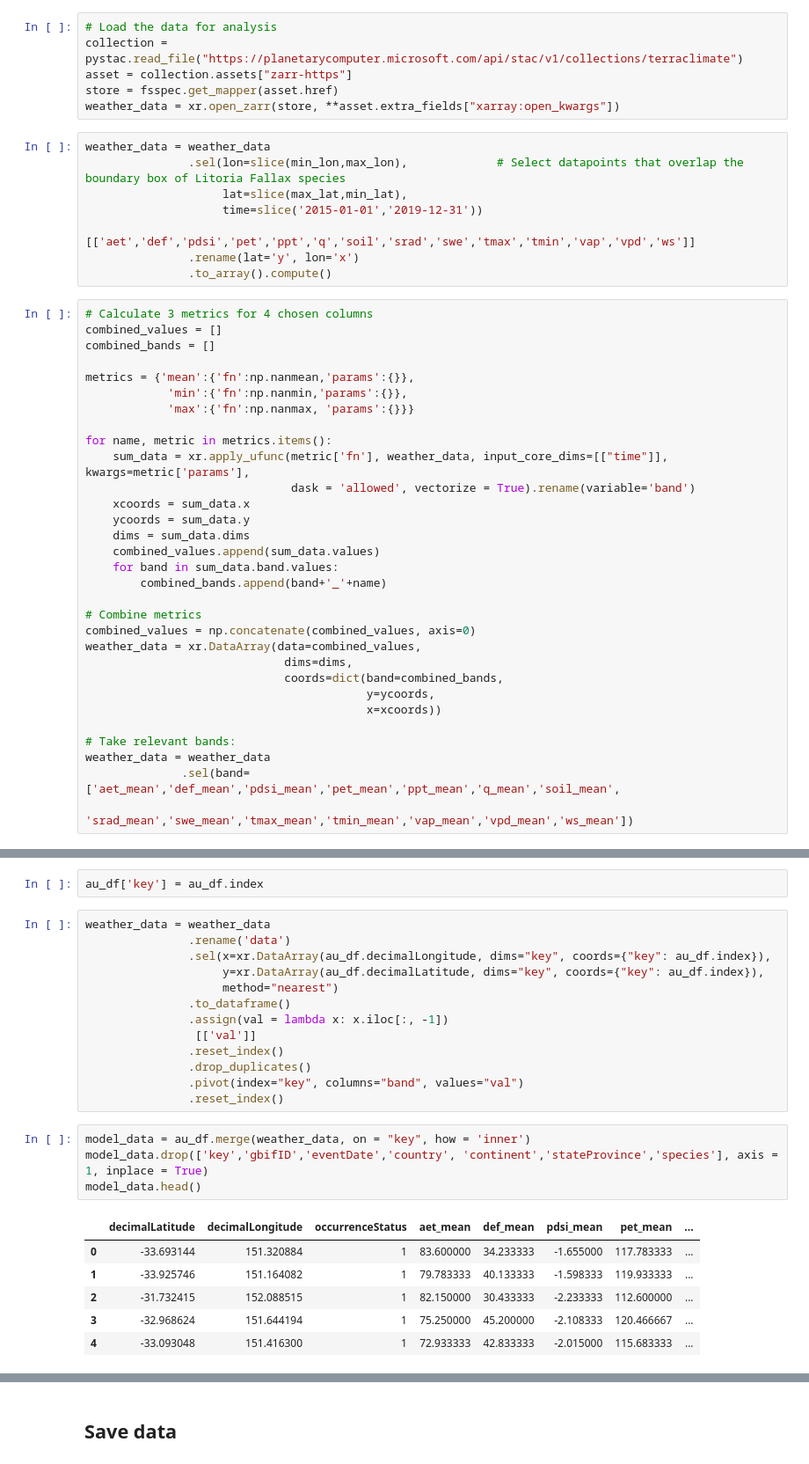
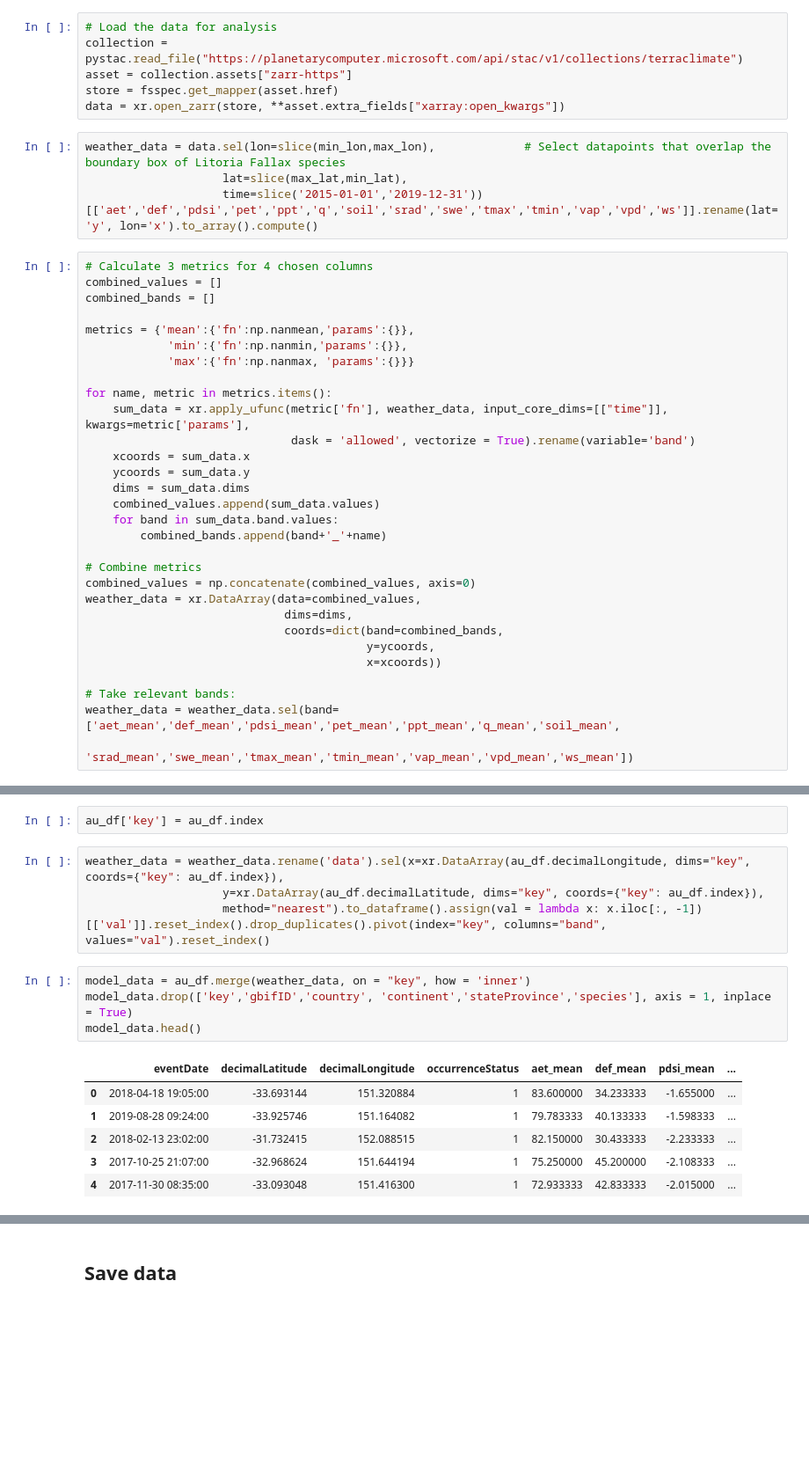
Before and after one commit to VinceTruong/EY_2022, a Jupyter notebook: Model Dataset.ipynb, the cells around one changed output, grey strips where cells are left out. Shown at 88% size. Drawn from its saved outputs; the diff is of its cells as text; blank space fills up the shorter version.

```diff
--- a/Model Dataset.ipynb
+++ b/Model Dataset.ipynb
@@ -308,15 +305,11 @@ To assist in visualisations, this function has an interpolation functionality wh
 collection = pystac.read_file("https://planetarycomputer.microsoft.com/api/stac/v1/collections/terraclimate")
 asset = collection.assets["zarr-https"]
 store = fsspec.get_mapper(asset.href)
-weather_data = xr.open_zarr(store, **asset.extra_fields["xarray:open_kwargs"])
+data = xr.open_zarr(store, **asset.extra_fields["xarray:open_kwargs"])
 # %%
-weather_data = weather_data
-               .sel(lon=slice(min_lon,max_lon),             # Select datapoints that overlap the boundary box of Litoria Fallax species
+weather_data = data.sel(lon=slice(min_lon,max_lon),             # Select datapoints that overlap the boundary box of Litoria Fallax species
                     lat=slice(max_lat,min_lat),
-                    time=slice('2015-01-01','2019-12-31'))
-               [['aet','def','pdsi','pet','ppt','q','soil','srad','swe','tmax','tmin','vap','vpd','ws']]
-               .rename(lat='y', lon='x')
-               .to_array().compute()
+                    time=slice('2015-01-01','2019-12-31'))[['aet','def','pdsi','pet','ppt','q','soil','srad','swe','tmax','tmin','vap','vpd','ws']].rename(lat='y', lon='x').to_array().compute()
 # %%
 # Calculate 3 metrics for 4 chosen columns
 combined_values = []
@@ -345,8 +338,7 @@ weather_data = xr.DataArray(data=combined_values,
                                          x=xcoords))
 
 # Take relevant bands:
-weather_data = weather_data
-              .sel(band=['aet_mean','def_mean','pdsi_mean','pet_mean','ppt_mean','q_mean','soil_mean',
+weather_data = weather_data.sel(band=['aet_mean','def_mean','pdsi_mean','pet_mean','ppt_mean','q_mean','soil_mean',
                          'srad_mean','swe_mean','tmax_mean','tmin_mean','vap_mean','vpd_mean','ws_mean'])
 # %%
 # Interpolate values to a 512x1024 image
@@ -421,29 +413,20 @@ Now that we have read in our predictor variables, we need to join them onto the
 # %%
 au_df['key'] = au_df.index
 # %%
-weather_data = weather_data
-               .rename('data')
-               .sel(x=xr.DataArray(au_df.decimalLongitude, dims="key", coords={"key": au_df.index}),
+weather_data = weather_data.rename('data').sel(x=xr.DataArray(au_df.decimalLongitude, dims="key", coords={"key": au_df.index}),
                     y=xr.DataArray(au_df.decimalLatitude, dims="key", coords={"key": au_df.index}),
-                    method="nearest")
-               .to_dataframe()
-               .assign(val = lambda x: x.iloc[:, -1])
-                [['val']]
-               .reset_index()
-               .drop_duplicates()
-               .pivot(index="key", columns="band", values="val")
-               .reset_index()
+                    method="nearest").to_dataframe().assign(val = lambda x: x.iloc[:, -1])[['val']].reset_index().drop_duplicates().pivot(index="key", columns="band", values="val").reset_index()
 # %%
 model_data = au_df.merge(weather_data, on = "key", how = 'inner')
-model_data.drop(['key','gbifID','eventDate','country', 'continent','stateProvince','species'], axis = 1, inplace = True)
+model_data.drop(['key','gbifID','country', 'continent','stateProvince','species'], axis = 1, inplace = True)
 model_data.head()
 # %% [output]
-|  | decimalLatitude | decimalLongitude | occurrenceStatus | aet_mean | def_mean | pdsi_mean | pet_mean | ... |
-| 0 | -33.693144 | 151.320884 | 1 | 83.600000 | 34.233333 | -1.655000 | 117.783333 | ... |
-| 1 | -33.925746 | 151.164082 | 1 | 79.783333 | 40.133333 | -1.598333 | 119.933333 | ... |
-| 2 | -31.732415 | 152.088515 | 1 | 82.150000 | 30.433333 | -2.233333 | 112.600000 | ... |
-| 3 | -32.968624 | 151.644194 | 1 | 75.250000 | 45.200000 | -2.108333 | 120.466667 | ... |
-| 4 | -33.093048 | 151.416300 | 1 | 72.933333 | 42.833333 | -2.015000 | 115.683333 | ... |
+|  | eventDate | decimalLatitude | decimalLongitude | occurrenceStatus | aet_mean | def_mean | pdsi_mean | ... |
+| 0 | 2018-04-18 19:05:00 | -33.693144 | 151.320884 | 1 | 83.600000 | 34.233333 | -1.655000 | ... |
+| 1 | 2019-08-28 09:24:00 | -33.925746 | 151.164082 | 1 | 79.783333 | 40.133333 | -1.598333 | ... |
+| 2 | 2018-02-13 23:02:00 | -31.732415 | 152.088515 | 1 | 82.150000 | 30.433333 | -2.233333 | ... |
+| 3 | 2017-10-25 21:07:00 | -32.968624 | 151.644194 | 1 | 75.250000 | 45.200000 | -2.108333 | ... |
+| 4 | 2017-11-30 08:35:00 | -33.093048 | 151.416300 | 1 | 72.933333 | 42.833333 | -2.015000 | ... |
 # %%
 model_data.info()
 # %% [output]
```
Also changed, not shown: parts of 76 cells of this notebook.
